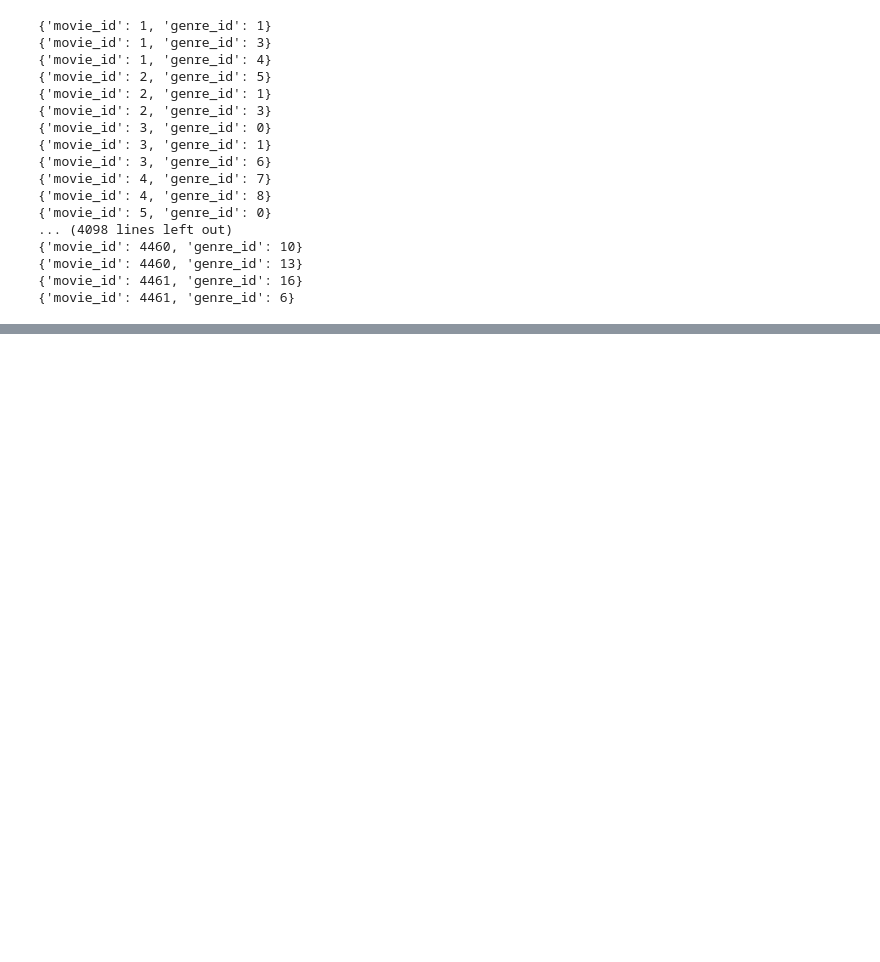
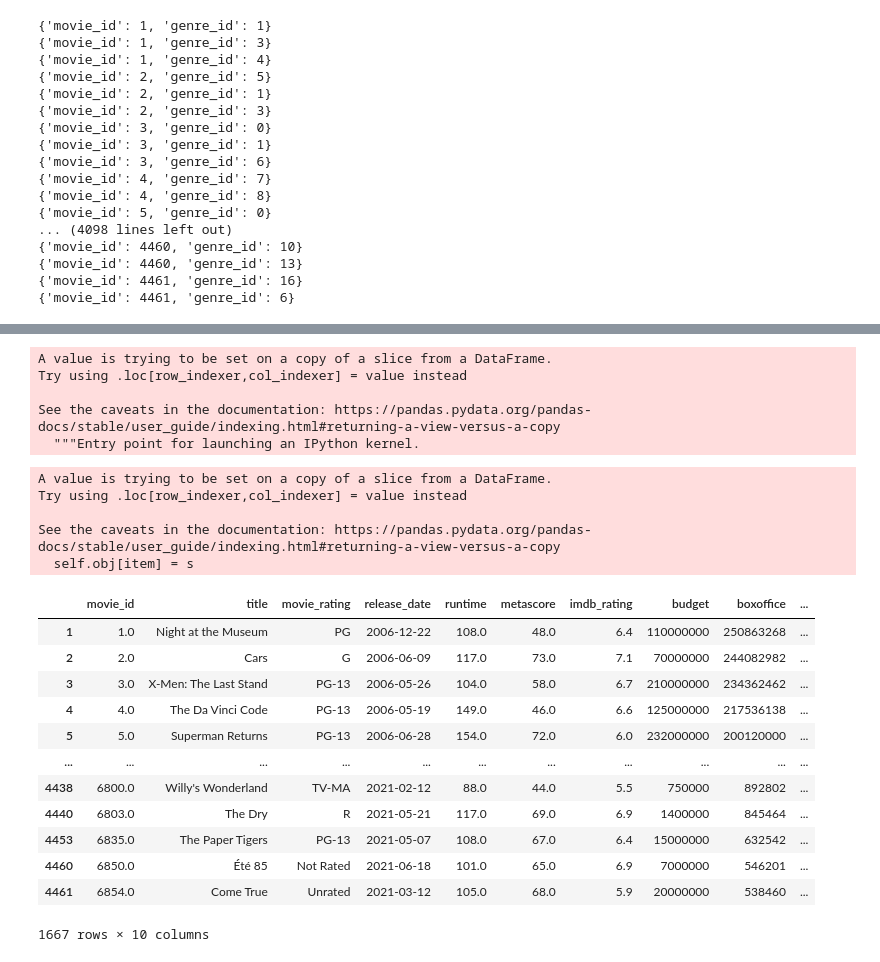
Before and after one commit to ashleighdevito/final_project, a Jupyter notebook: movie_list/movie_genre_table_maker.ipynb, the cells around one changed output, grey strips where cells are left out. Saved outputs shown, nothing was run; the diff lists cells and outputs as text; code cells hidden in the pictures; blank space fills up the shorter version.

Commit message:
finished making table csvs

```diff
--- a/movie_list/movie_genre_table_maker.ipynb
+++ b/movie_list/movie_genre_table_maker.ipynb
@@ -6,6 +6,7 @@ movie_df = pd.read_csv("output/movie.csv")
 genre_df = pd.read_csv("output/genre.csv")
 budget_df = pd.read_csv("output/clean_budget_data.csv")
 orig_movie_list = pd.read_csv("output/complete_movie_list_df.csv")
+buzz_df = pd.read_csv("output/complete_buzz_data.csv")
 # %%
 # create new dfs for tables
 new_genre_df = pd.DataFrame({"genre_name": []})
@@ -222,3 +223,41 @@ movie_genre_junction_df
+# %%
+movie_df["buzz"] = 0
+# %% [output]
+A value is trying to be set on a copy of a slice from a DataFrame.
+Try using .loc[row_indexer,col_indexer] = value instead
+
+See the caveats in the documentation: https://pandas.pydata.org/pandas-docs/stable/user_guide/indexing.html#returning-a-view-versus-a-copy
+  """Entry point for launching an IPython kernel.
+# %%
+for index, row in buzz_df.iterrows():
+    # check if movie is in new df
+    if row["title"] in movie_df["title"].values:
+        # get movie_id
+        movie_id = movie_df.loc[(movie_df["title"] == row["title"])].index.tolist()
+        # add buzz
+        movie_df.loc[movie_id[0], ["buzz"]] = row['buzz']
+# %% [output]
+A value is trying to be set on a copy of a slice from a DataFrame.
+Try using .loc[row_indexer,col_indexer] = value instead
+
+See the caveats in the documentation: https://pandas.pydata.org/pandas-docs/stable/user_guide/indexing.html#returning-a-view-versus-a-copy
+  self.obj[item] = s
+# %%
+movie_df
+# %% [output]
+|  | movie_id | title | movie_rating | release_date | runtime | metascore | imdb_rating | budget | boxoffice | ... |
+| 1 | 1.0 | Night at the Museum | PG | 2006-12-22 | 108.0 | 48.0 | 6.4 | 110000000 | 250863268 | ... |
+| 2 | 2.0 | Cars | G | 2006-06-09 | 117.0 | 73.0 | 7.1 | 70000000 | 244082982 | ... |
+| 3 | 3.0 | X-Men: The Last Stand | PG-13 | 2006-05-26 | 104.0 | 58.0 | 6.7 | 210000000 | 234362462 | ... |
+| 4 | 4.0 | The Da Vinci Code | PG-13 | 2006-05-19 | 149.0 | 46.0 | 6.6 | 125000000 | 217536138 | ... |
+| 5 | 5.0 | Superman Returns | PG-13 | 2006-06-28 | 154.0 | 72.0 | 6.0 | 232000000 | 200120000 | ... |
+| ... | ... | ... | ... | ... | ... | ... | ... | ... | ... | ... |
+| 4438 | 6800.0 | Willy's Wonderland | TV-MA | 2021-02-12 | 88.0 | 44.0 | 5.5 | 750000 | 892802 | ... |
+| 4440 | 6803.0 | The Dry | R | 2021-05-21 | 117.0 | 69.0 | 6.9 | 1400000 | 845464 | ... |
+| 4453 | 6835.0 | The Paper Tigers | PG-13 | 2021-05-07 | 108.0 | 67.0 | 6.4 | 15000000 | 632542 | ... |
+| 4460 | 6850.0 | Été 85 | Not Rated | 2021-06-18 | 101.0 | 65.0 | 6.9 | 7000000 | 546201 | ... |
+| 4461 | 6854.0 | Come True | Unrated | 2021-03-12 | 105.0 | 68.0 | 5.9 | 20000000 | 538460 | ... |
+1667 rows × 10 columns
 # %%
 # save dfs as csvs
 new_genre_df.to_csv("output/genre_table.csv")
```
Also changed, not shown: parts of 1 cell of this notebook, 2 other files.
